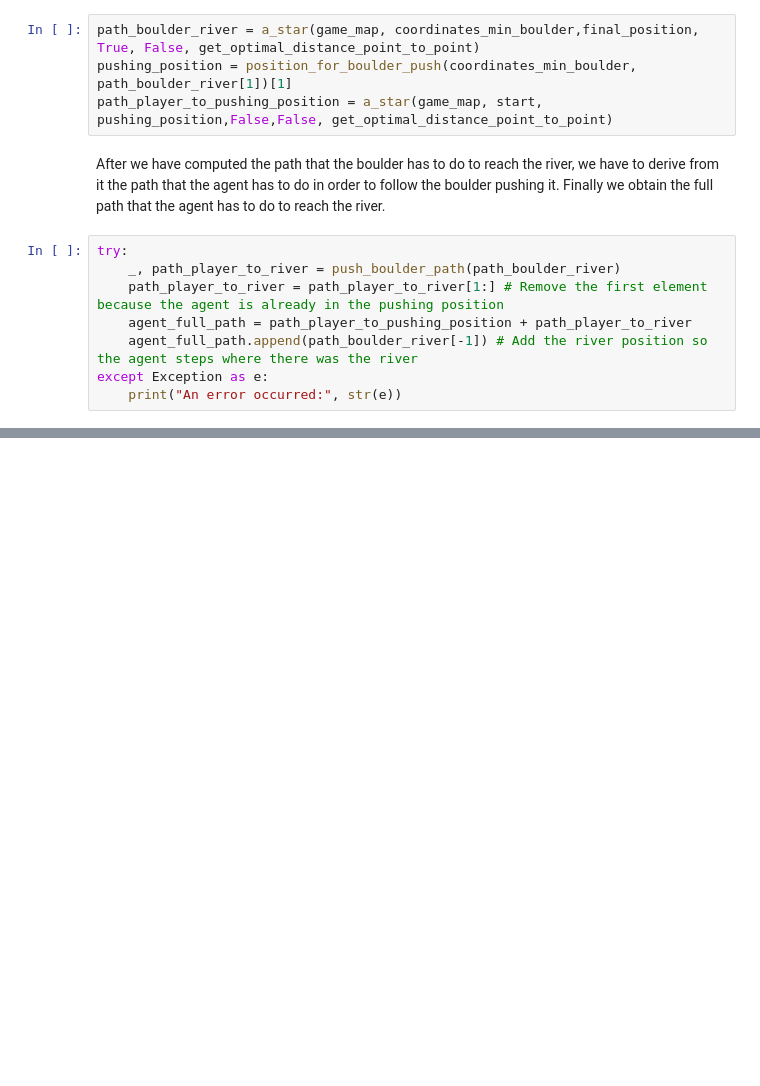
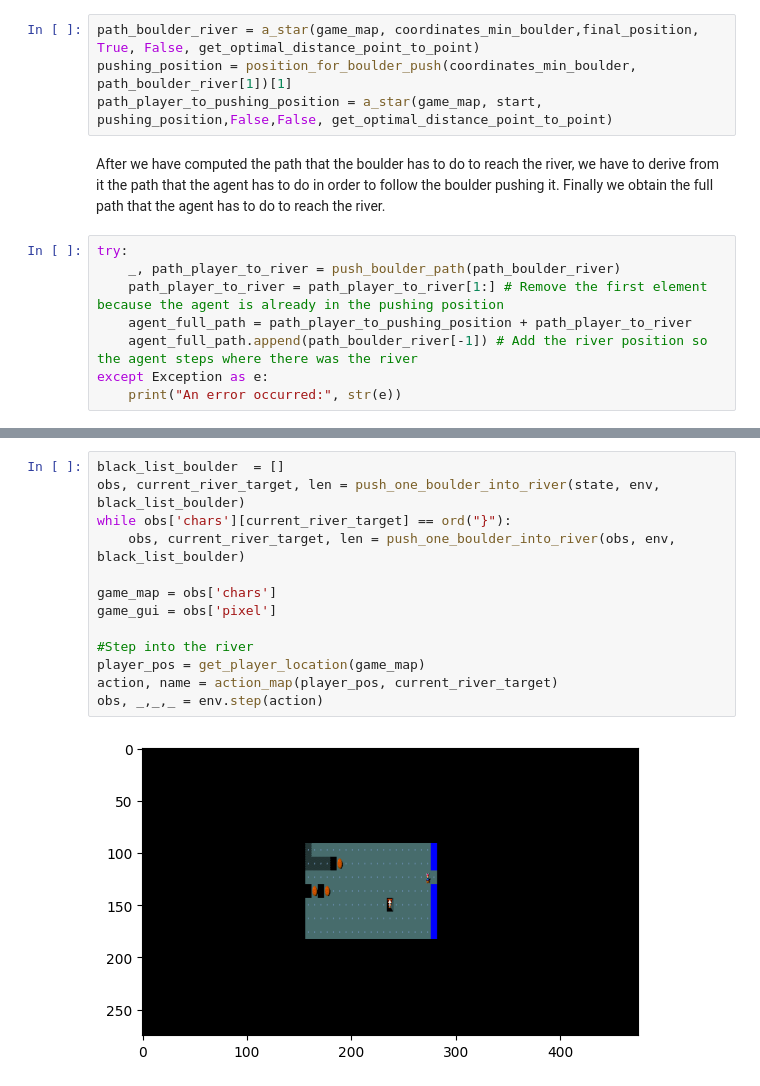
Before and after one commit to JacopoRaffi/AIF_Project, a Jupyter notebook: report.ipynb, the cells around one changed output, grey strips where cells are left out. Saved outputs shown, nothing was run; the diff lists cells and outputs as text; blank space fills up the shorter version.

```diff
--- a/report.ipynb
+++ b/report.ipynb
@@ -108,0 +175,15 @@ Total reward:  0.0
+# %%
+black_list_boulder  = []
+obs, current_river_target, len = push_one_boulder_into_river(state, env, black_list_boulder)
+while obs['chars'][current_river_target] == ord("}"):
+    obs, current_river_target, len = push_one_boulder_into_river(obs, env, black_list_boulder)
+
+game_map = obs['chars']
+game_gui = obs['pixel']
+
+#Step into the river
+player_pos = get_player_location(game_map)
+action, name = action_map(player_pos, current_river_target)
+obs, _,_,_ = env.step(action)
+# %% [output]
+[figure, added]
```
Also changed, not shown: parts of 13 cells of this notebook, 1 other file.
